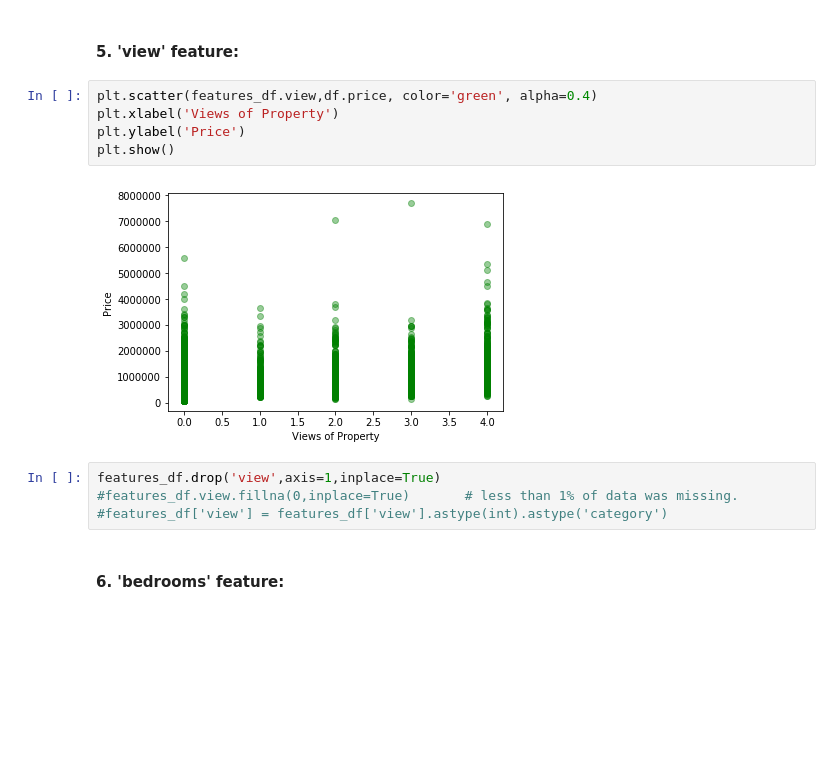
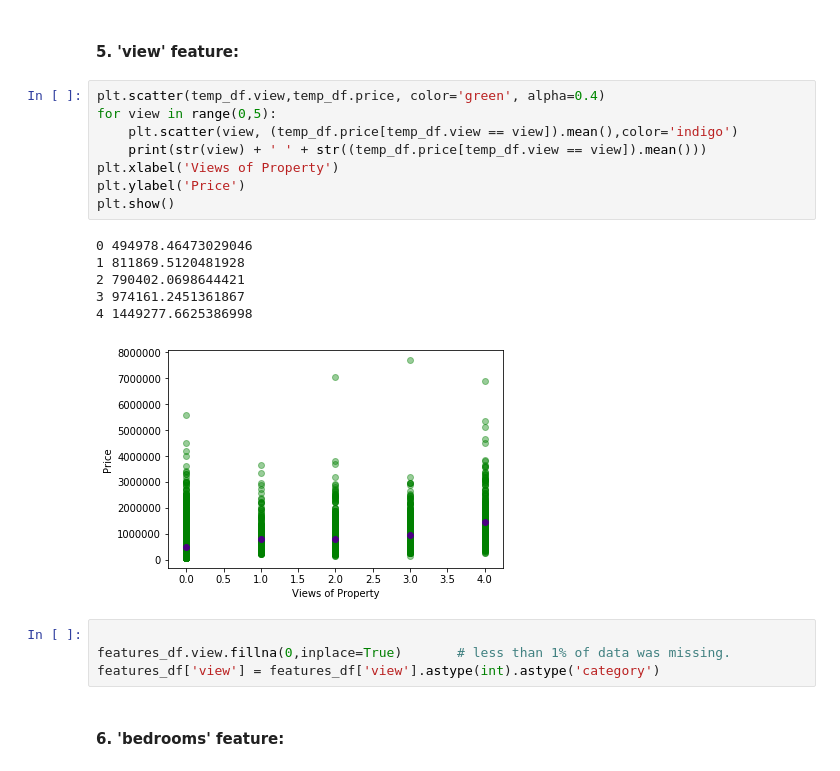
Before and after one commit to tinaprisma/dsc-1-final-project-online-ds-sp-000, a Jupyter notebook: Module_1_Project.ipynb, the cells around one changed output. Cells and saved outputs as stored; diff of their text form; blank space fills up the shorter version.

```diff
--- a/Module_1_Project.ipynb
+++ b/Module_1_Project.ipynb
@@ -586,16 +586,24 @@ No Waterfront Mean Price: 530408.0
 # %% [markdown]
 #### 5. 'view' feature:
 # %%
-plt.scatter(features_df.view,df.price, color='green', alpha=0.4)
+plt.scatter(temp_df.view,temp_df.price, color='green', alpha=0.4)
+for view in range(0,5):
+    plt.scatter(view, (temp_df.price[temp_df.view == view]).mean(),color='indigo')
+    print(str(view) + ' ' + str((temp_df.price[temp_df.view == view]).mean()))
 plt.xlabel('Views of Property')
 plt.ylabel('Price')
 plt.show()
 # %% [output]
+0 494978.46473029046
+1 811869.5120481928
+2 790402.0698644421
+3 974161.2451361867
+4 1449277.6625386998
-[figure, old version]
+[figure, new version]
 # %%
-features_df.drop('view',axis=1,inplace=True)
-#features_df.view.fillna(0,inplace=True)       # less than 1% of data was missing.
-#features_df['view'] = features_df['view'].astype(int).astype('category')
+
+features_df.view.fillna(0,inplace=True)       # less than 1% of data was missing.
+features_df['view'] = features_df['view'].astype(int).astype('category')
 # %% [markdown]
 #### 6. 'bedrooms' feature:
 # %%
```
Also changed, not shown: parts of 50 cells of this notebook.
